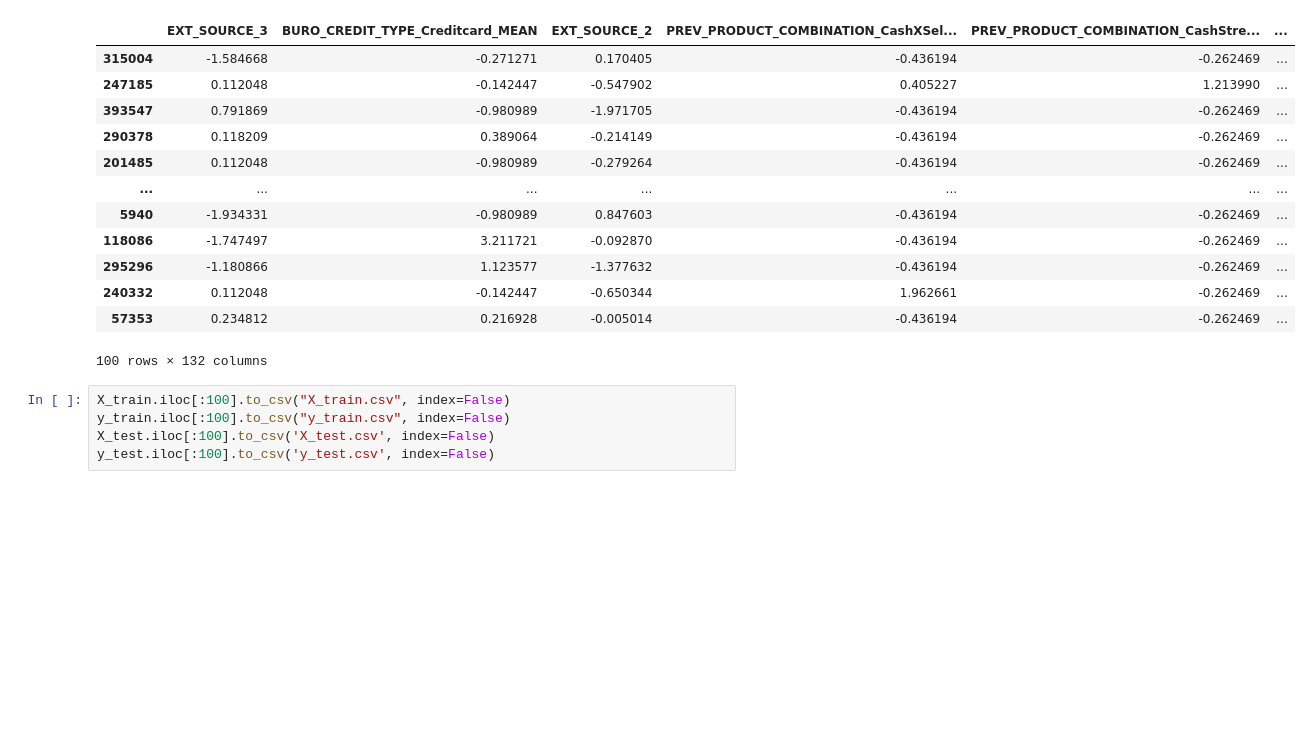
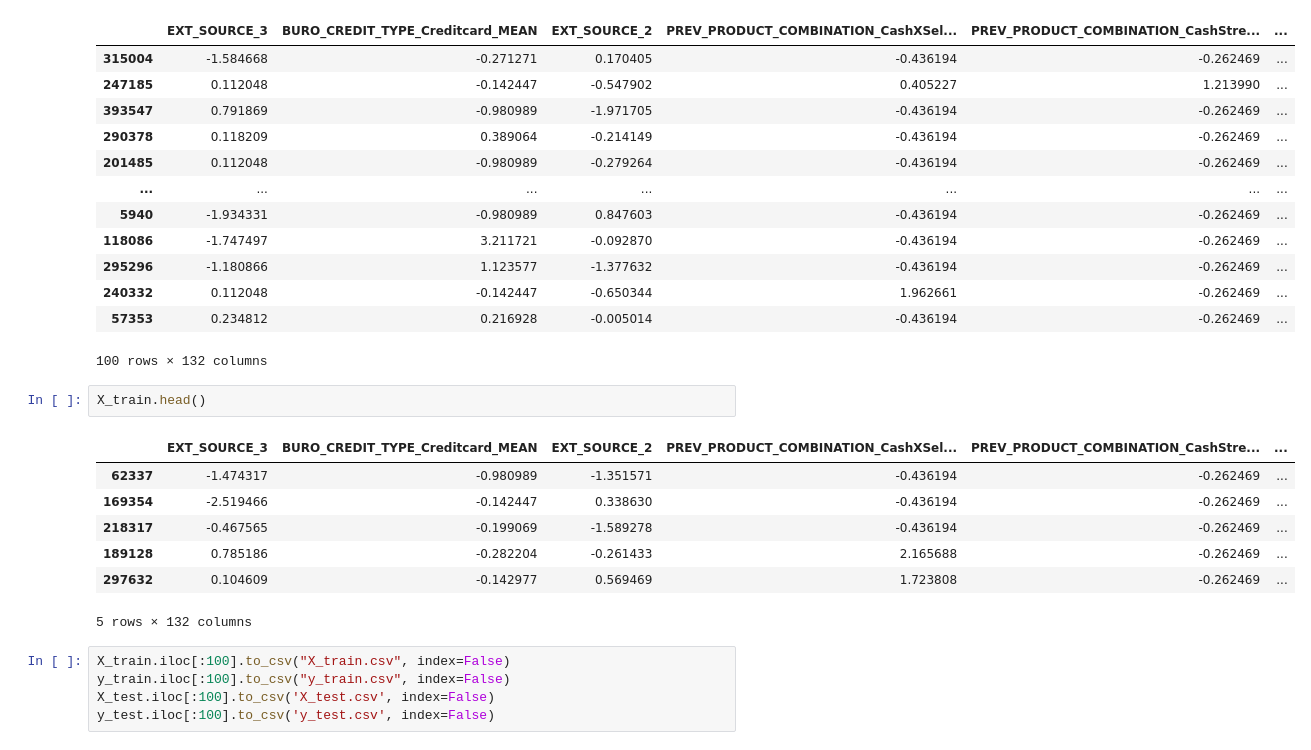
Before and after one commit to matthieu0guim/datascientist_P7, a Jupyter notebook: analyse_v2.ipynb, the cells around one changed output. Cells and saved outputs as stored; diff of their text form; blank space fills up the shorter version.

```diff
--- a/analyse_v2.ipynb
+++ b/analyse_v2.ipynb
@@ -569,6 +599,16 @@ X_train.iloc[:100]
 | 240332 | 0.112048 | -0.142447 | -0.650344 | 1.962661 | -0.262469 | ... |
 | 57353 | 0.234812 | 0.216928 | -0.005014 | -0.436194 | -0.262469 | ... |
 100 rows × 132 columns
+# %%
+X_train.head()
+# %% [output]
+|  | EXT_SOURCE_3 | BURO_CREDIT_TYPE_Creditcard_MEAN | EXT_SOURCE_2 | PREV_PRODUCT_COMBINATION_CashXSel... | PREV_PRODUCT_COMBINATION_CashStre... | ... |
+| 62337 | -1.474317 | -0.980989 | -1.351571 | -0.436194 | -0.262469 | ... |
+| 169354 | -2.519466 | -0.142447 | 0.338630 | -0.436194 | -0.262469 | ... |
+| 218317 | -0.467565 | -0.199069 | -1.589278 | -0.436194 | -0.262469 | ... |
+| 189128 | 0.785186 | -0.282204 | -0.261433 | 2.165688 | -0.262469 | ... |
+| 297632 | 0.104609 | -0.142977 | 0.569469 | 1.723808 | -0.262469 | ... |
+5 rows × 132 columns
 # %%
 X_train.iloc[:100].to_csv("X_train.csv", index=False)
 y_train.iloc[:100].to_csv("y_train.csv", index=False)
```
Also changed, not shown: parts of 4 cells of this notebook, 3 other files.
